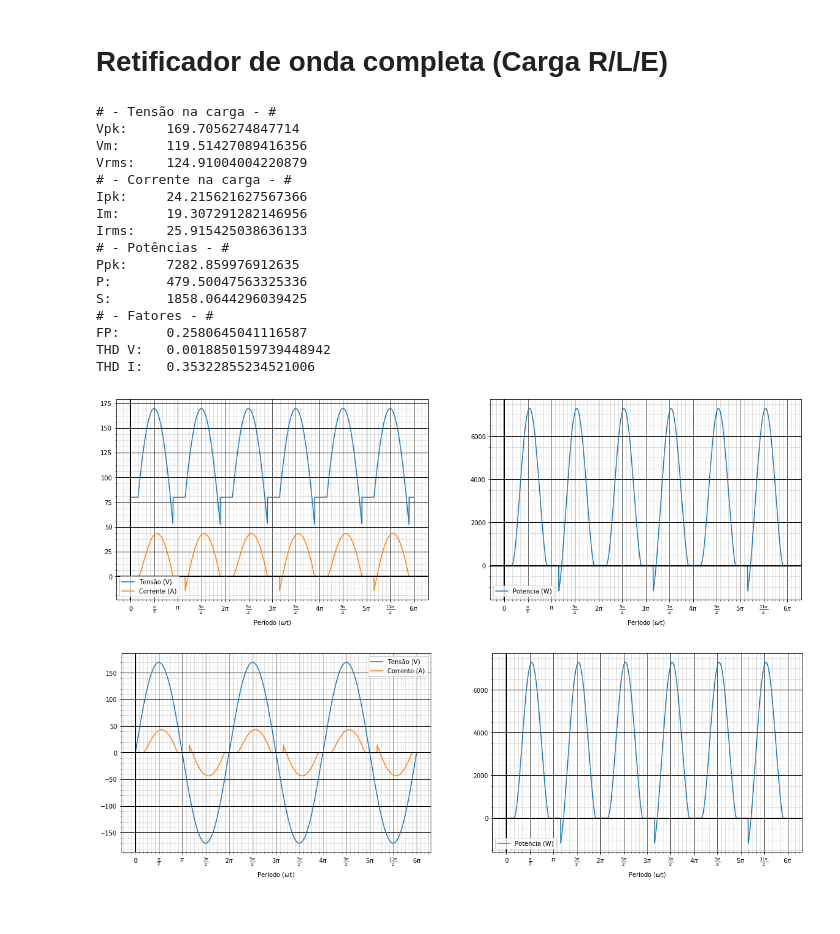
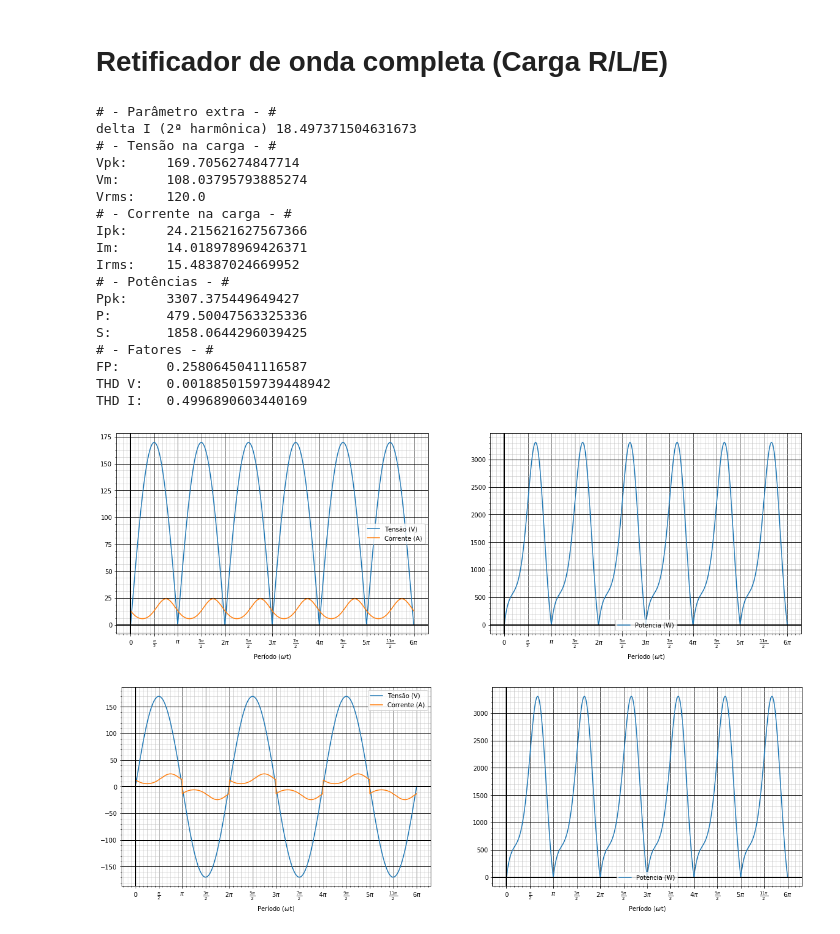
Before and after one commit to diesson/retificadores_python, a Jupyter notebook: 09 Retificador de onda completa (Carga RLE).ipynb, the cells around one changed output. Saved outputs shown, nothing was run; the diff lists cells and outputs as text; code cells hidden in the pictures.

```diff
--- a/09 Retificador de onda completa (Carga RLE).ipynb
+++ b/09 Retificador de onda completa (Carga RLE).ipynb
@@ -10,7 +10,7 @@ from funcoes import *
 V_pk = 120*sqrt(2)
 Freq = 60
 R = 2
-L = 0.001
+L = 0.01
 E = 80
 T = 2*pi
 a = 0
@@ -51,10 +51,6 @@ if delta_i <= 2*Iout_media:
 
     # Função da corrente de saída considerando apenas até a quarta harmônica
     func_iout = f'({Iout_media} + {(Vh[2]/Zh[2])}*sin(2*x+{pi}) + {(Vh[4]/Zh[4])}*cos(4*x+{pi}) + {eps}*x)'
-    I_pk = calculo_pk(func_iout) #Iout_media + delta_i/2
-
-    P = (Iout_rms**2)*R
-    S = Iout_rms*(V_pk/sqrt(2)) # Considerando que a corrente eficaz na fonte é igual à na carga
 
     print("# - Parâmetro extra - #","\ndelta I (2ª harmônica)", delta_i)
 else:
@@ -80,40 +76,46 @@ else:
 Vout_media = calculo_medio(func_vout)
 Vout_rms = calculo_rms(func_vout)
 
+I_pk = calculo_pk(func_iout) #Iout_media + delta_i/2
+
 func_vin = f'{V_pk}*sin(x)'
 func_iin = func_iout + f'*( heaviside(x - {a}, 0) - 2*heaviside(x - {b}, 0) + {eps} )'
 func_p = '(' + func_vin + ')*(' + func_iin + ')'
+
 P_pk = calculo_pk(func_p)
-
+P = (Iout_rms**2)*R
+S = Iout_rms*(V_pk/sqrt(2)) # Considerando que a corrente eficaz na fonte é igual à na carga
 
 FP = P/S
 
 thdV = calculo_thd(func_vin, T)
 thdI = calculo_thd(func_iin, T)
 
 print("# - Tensão na carga - #"   , "\nVpk:\t"  , V_pk, "\nVm: \t"  , Vout_media, "\nVrms: \t", Vout_rms)
 print("# - Corrente na carga - #" , "\nIpk: \t" , I_pk, "\nIm: \t"  , Iout_media, "\nIrms: \t", Iout_rms)
 print("# - Potências - #"         , "\nPpk:\t"  , P_pk, "\nP: \t"   , P      , "\nS: \t"   , S)
 print("# - Fatores - #"           , "\nFP:\t"   , FP  , "\nTHD V:\t", thdV   , "\nTHD I:\t", thdI)
 
 plot_info(func_vout, func_iout, xlim=(0, T))
 plot_info(func_vin, func_iin, xlim=(0, T))
 # %% [output]
+# - Parâmetro extra - #
+delta I (2ª harmônica) 18.497371504631673
 # - Tensão na carga - #
 Vpk:     169.7056274847714
-Vm:      119.51427089416356
-Vrms:    124.91004004220879
+Vm:      108.03795793885274
+Vrms:    120.0
 # - Corrente na carga - #
 Ipk:     24.215621627567366
-Im:      19.307291282146956
-Irms:    25.915425038636133
+Im:      14.018978969426371
+Irms:    15.48387024669952
 # - Potências - #
-Ppk:     7282.859976912635
+Ppk:     3307.375449649427
 P:       479.50047563325336
 S:       1858.0644296039425
 # - Fatores - #
 FP:      0.2580645041116587
 THD V:   0.0018850159739448942
-THD I:   0.35322855234521006
+THD I:   0.4996890603440169
-[figure, old version]
+[figure, new version]
-[figure, old version]
+[figure, new version]
```
